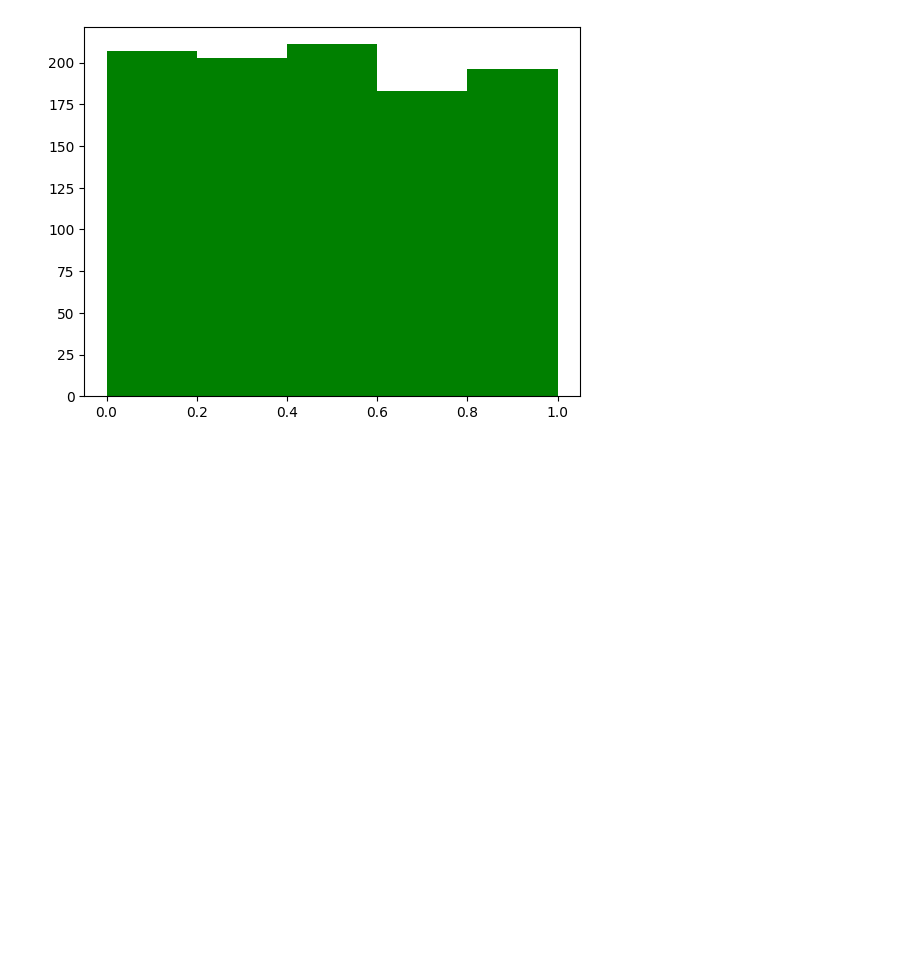
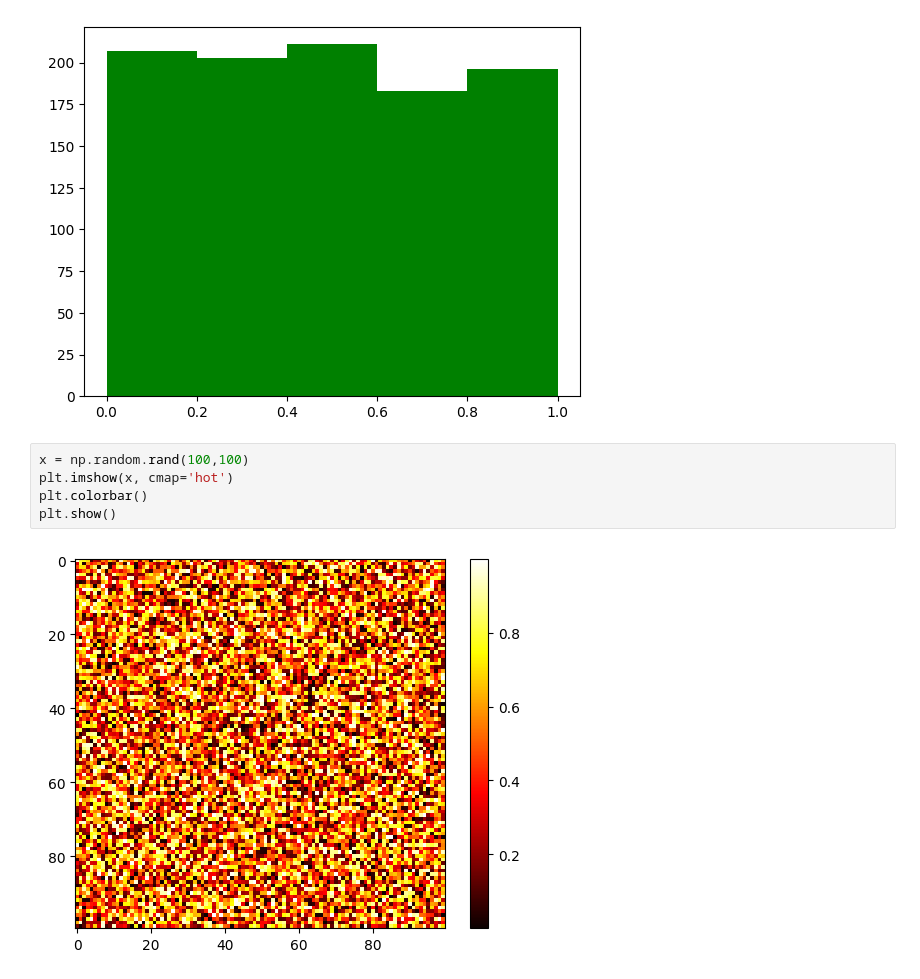
Before and after one commit to poorialari2017/ML_git001, a Jupyter notebook: MLproj002/Pooria/00_Preprocessing/Matplotlib/00 matplotlib doc1.ipynb, the cells around one changed output. Saved outputs shown, nothing was run; the diff lists cells and outputs as text; blank space fills up the shorter version.

```diff
--- a/MLproj002/Pooria/00_Preprocessing/Matplotlib/00 matplotlib doc1.ipynb
+++ b/MLproj002/Pooria/00_Preprocessing/Matplotlib/00 matplotlib doc1.ipynb
@@ -87,3 +89,10 @@ plt.show()
 # %% [output]
 [figure]
 [figure]
+# %%
+x = np.random.rand(100,100)
+plt.imshow(x, cmap='hot')
+plt.colorbar()
+plt.show()
+# %% [output]
+[figure, added]
```
Also changed, not shown: parts of 1 cell of this notebook.
